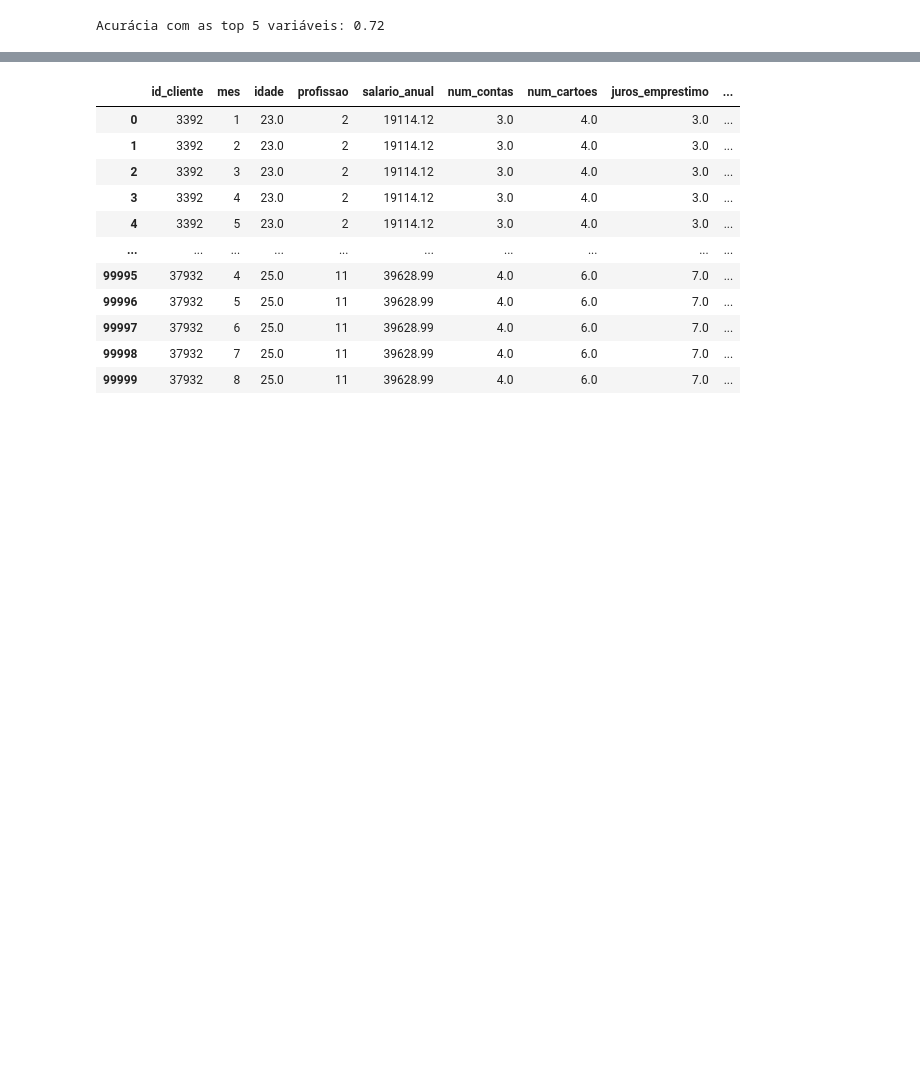
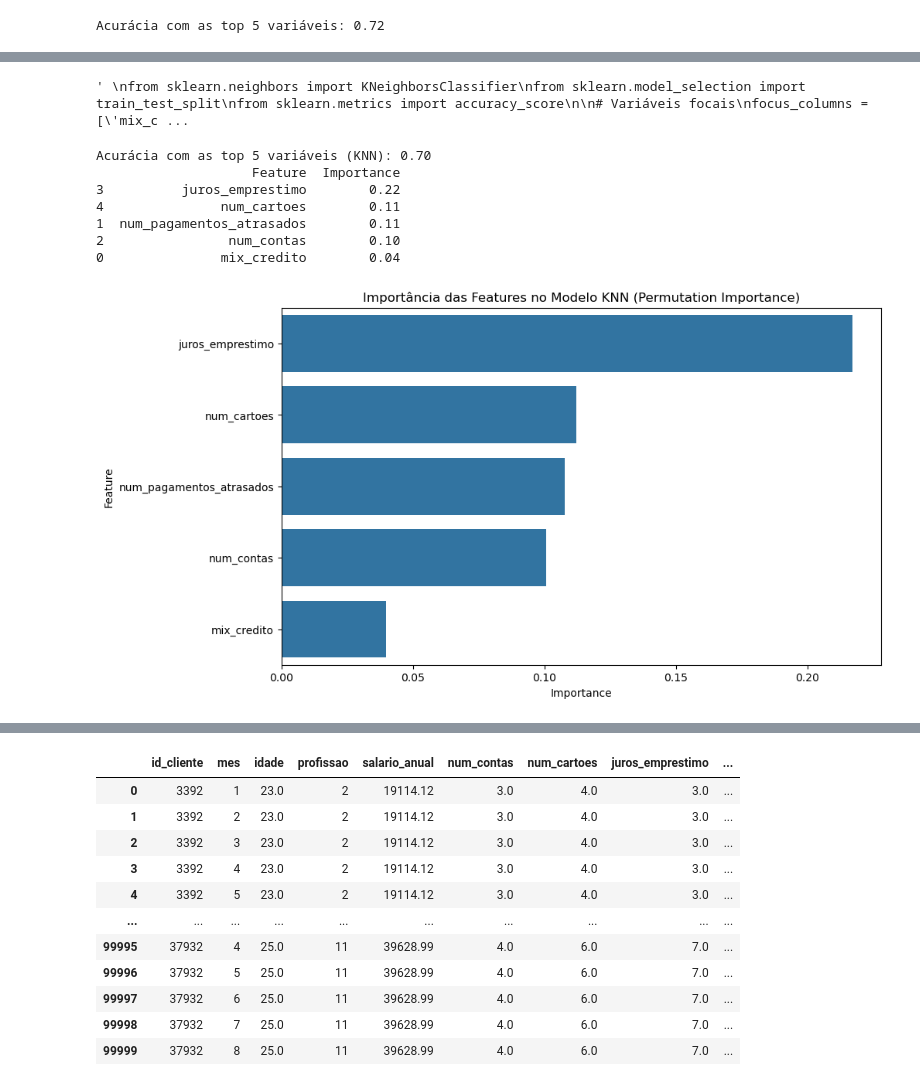
Before and after one commit to Haell39/Analise-Credito, a Jupyter notebook: main.ipynb, the cells around one changed output, grey strips where cells are left out. Cells and saved outputs as stored; diff of their text form; code cells hidden in the pictures; blank space fills up the shorter version.

```diff
--- a/main.ipynb
+++ b/main.ipynb
@@ -331,0 +351,80 @@ Acurácia com as top 5 variáveis: 0.72
+# %%
+
+"""
+from sklearn.neighbors import KNeighborsClassifier
+from sklearn.model_selection import train_test_split
+from sklearn.metrics import accuracy_score
+
+# Variáveis focais
+focus_columns = ['mix_credito', 'num_pagamentos_atrasados', 'num_contas', 'juros_emprestimo', 'num_cartoes']
+
+# Selecionar features e alvo
+X = table[focus_columns]
+y = table['score_credito']
+
+# Dividir os dados em treino e teste
+X_train, X_test, y_train, y_test = train_test_split(X, y, test_size=0.3, random_state=42)
+
+# Criar e treinar o modelo KNN
+knn = KNeighborsClassifier(n_neighbors=5)  # Usando 5 vizinhos como padrão
+knn.fit(X_train, y_train)
+
+# Fazer previsões
+y_pred = knn.predict(X_test)
+
+# Calcular e exibir a acurácia
+print(f"Acurácia com as top 5 variáveis (KNN): {accuracy_score(y_test, y_pred):.2f}")
+ """
+# %% [output]
+' \nfrom sklearn.neighbors import KNeighborsClassifier\nfrom sklearn.model_selection import train_test_split\nfrom sklearn.metrics import accuracy_score\n\n# Variáveis focais\nfocus_columns = [\'mix_c ...
+# %%
+from sklearn.neighbors import KNeighborsClassifier
+from sklearn.model_selection import train_test_split
+from sklearn.metrics import accuracy_score
+from sklearn.inspection import permutation_importance
+
+# Variáveis focais
+focus_columns = ['mix_credito', 'num_pagamentos_atrasados', 'num_contas', 'juros_emprestimo', 'num_cartoes']
+
+# Selecionar features e alvo
+X = table[focus_columns]
+y = table['score_credito']
+
+# Dividir os dados em treino e teste
+X_train, X_test, y_train, y_test = train_test_split(X, y, test_size=0.3, random_state=42)
+
+# Treinar o modelo KNN
+knn = KNeighborsClassifier(n_neighbors=5)
+knn.fit(X_train, y_train)
+
+# Fazer previsões e verificar acurácia
+y_pred = knn.predict(X_test)
+print(f"Acurácia com as top 5 variáveis (KNN): {accuracy_score(y_test, y_pred):.2f}")
+
+# Calcular a importância das features por permutação
+perm_importance = permutation_importance(knn, X_test, y_test, n_repeats=10, random_state=42)
+
+# Criar DataFrame com as importâncias
+feature_names = X.columns
+feature_importance_df = pd.DataFrame({
+    'Feature': feature_names,
+    'Importance': perm_importance.importances_mean
+}).sort_values('Importance', ascending=False)
+
+# Exibir as importâncias
+print(feature_importance_df)
+
+# Gráfico de importância
+plt.figure(figsize=(10,6))
+sns.barplot(x='Importance', y='Feature', data=feature_importance_df)
+plt.title('Importância das Features no Modelo KNN (Permutation Importance)')
+plt.show()
+# %% [output]
+Acurácia com as top 5 variáveis (KNN): 0.70
+                    Feature  Importance
+3          juros_emprestimo        0.22
+4               num_cartoes        0.11
+1  num_pagamentos_atrasados        0.11
+2                num_contas        0.10
+0               mix_credito        0.04
+[figure, added]
```
Also changed, not shown: parts of 13 cells of this notebook.
